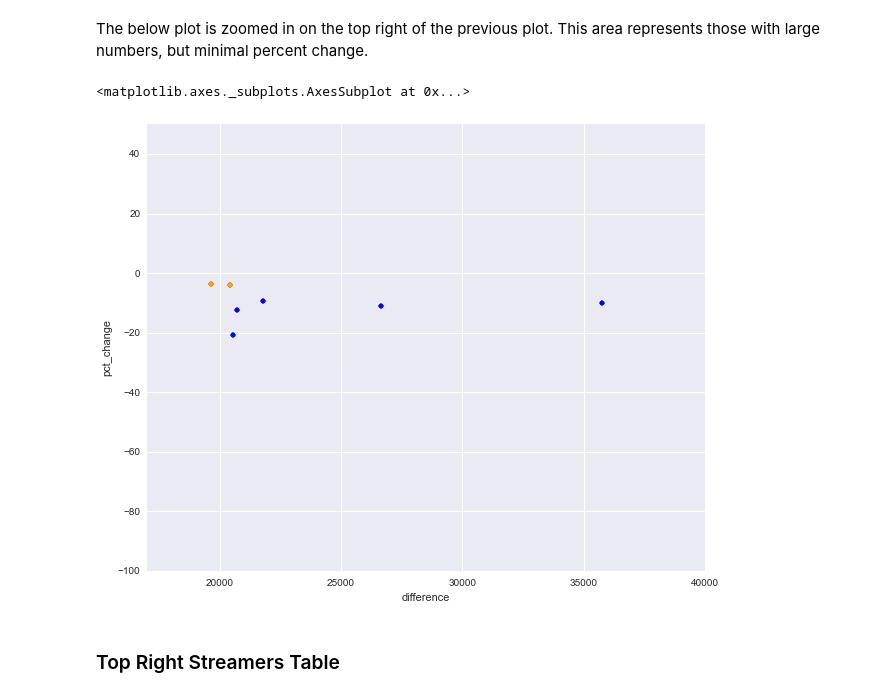
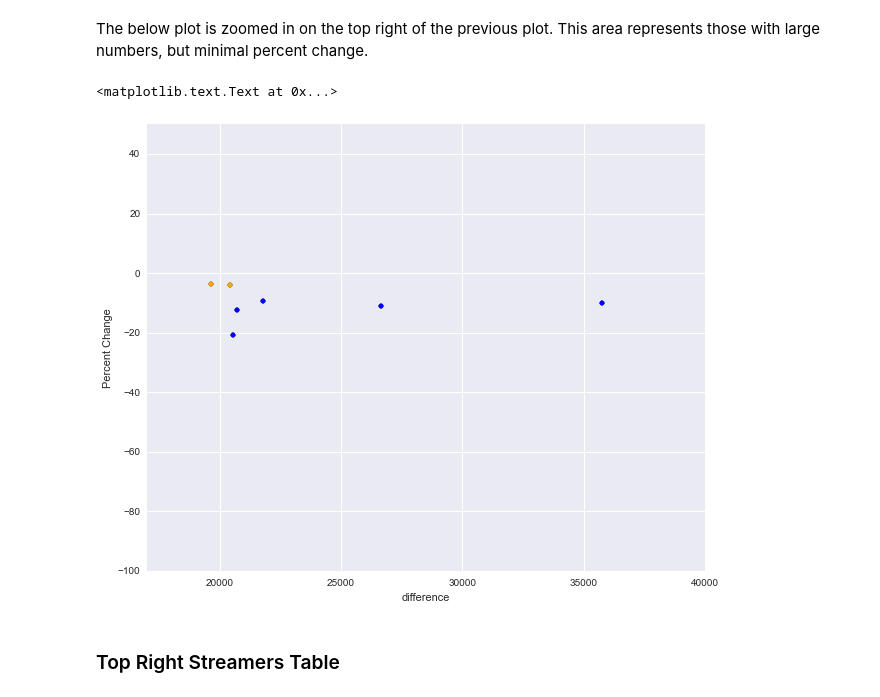
Before and after one commit to sslampa/twitch-repo, a Jupyter notebook: Single/Single - Riser.ipynb, the cells around one changed output. Cells and saved outputs as stored; diff of their text form; code cells hidden in the pictures.

```diff
--- a/Single/Single - Riser.ipynb
+++ b/Single/Single - Riser.ipynb
@@ -135,11 +138,12 @@ The below plot is zoomed in on the top right of the previous plot. This area rep
 # %%
 g=followers.plot(x='difference', y='pct_change', kind='scatter', figsize=(10,8), xlim=[17000,40000], ylim=[-100,50])
 small_change.plot(x='difference', y='pct_change', kind='scatter', color='orange', ax=g)
 medium_change.plot(x='difference', y='pct_change', kind='scatter', color='blue', ax=g)
 large_change.plot(x='difference', y='pct_change', kind='scatter', color='red', ax=g)
+plt.ylabel('Percent Change')
 # %% [output]
-<matplotlib.axes._subplots.AxesSubplot at 0x...>
+<matplotlib.text.Text at 0x...>
-[figure, old version]
+[figure, new version]
 # %% [markdown]
 ### Top Right Streamers Table
 # %% [markdown]
```
Also changed, not shown: parts of 3 cells of this notebook, 1 other file.
